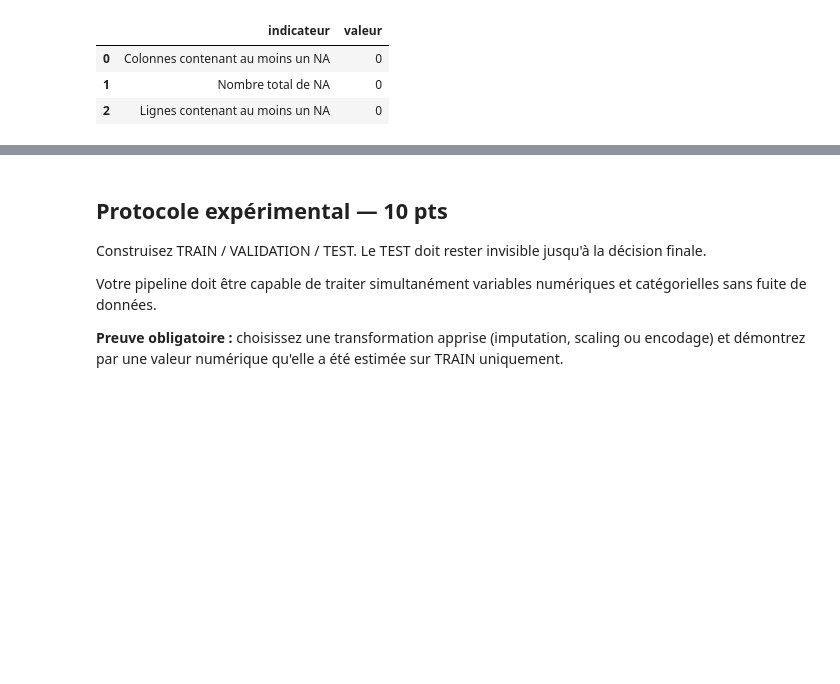
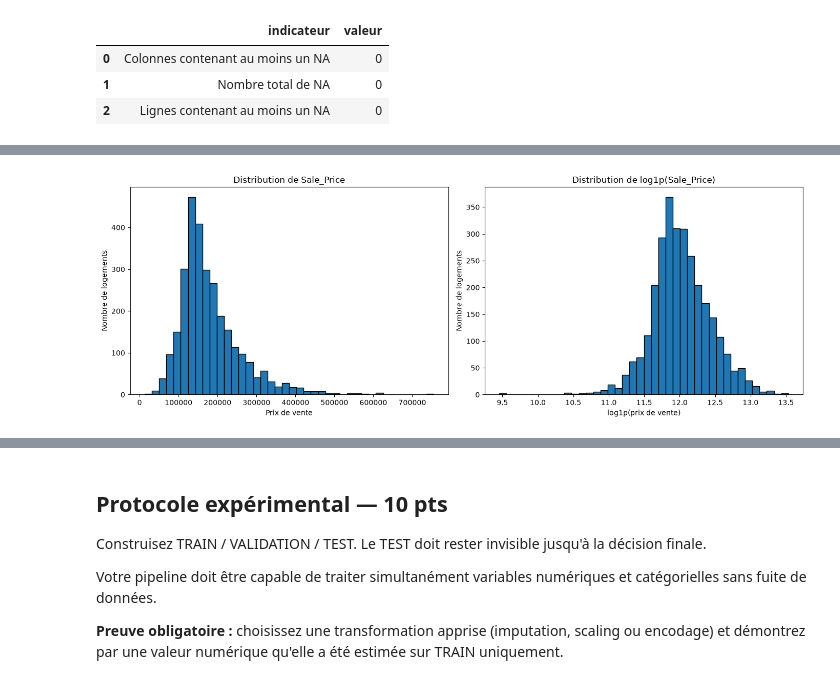
Before and after one commit to hamzabouhouch1003/Training01, a Jupyter notebook: Jour2/PACK_4_TP_NOTES_IA_4A_OPTION_DEVELOPPEUR/TP_NOTE_S3_REGRESSION_AMES_USA.ipynb, the cells around one changed output, grey strips where cells are left out. Drawn from its saved outputs; the diff is of its cells as text; code cells hidden in the pictures; blank space fills up the shorter version.

```diff
--- a/Jour2/PACK_4_TP_NOTES_IA_4A_OPTION_DEVELOPPEUR/TP_NOTE_S3_REGRESSION_AMES_USA.ipynb
+++ b/Jour2/PACK_4_TP_NOTES_IA_4A_OPTION_DEVELOPPEUR/TP_NOTE_S3_REGRESSION_AMES_USA.ipynb
@@ -296,0 +623,47 @@ pd.DataFrame({
+# %%
+fig, axes = plt.subplots(
+    1,
+    2,
+    figsize=(14, 5)
+)
+
+axes[0].hist(
+    df["Sale_Price"],
+    bins=40,
+    edgecolor="black"
+)
+
+axes[0].set_title(
+    "Distribution de Sale_Price"
+)
+
+axes[0].set_xlabel(
+    "Prix de vente"
+)
+
+axes[0].set_ylabel(
+    "Nombre de logements"
+)
+
+axes[1].hist(
+    np.log1p(df["Sale_Price"]),
+    bins=40,
+    edgecolor="black"
+)
+
+axes[1].set_title(
+    "Distribution de log1p(Sale_Price)"
+)
+
+axes[1].set_xlabel(
+    "log1p(prix de vente)"
+)
+
+axes[1].set_ylabel(
+    "Nombre de logements"
+)
+
+plt.tight_layout()
+plt.show()
+# %% [output]
+[figure, added]
```
Also changed, not shown: parts of 19 cells of this notebook.
